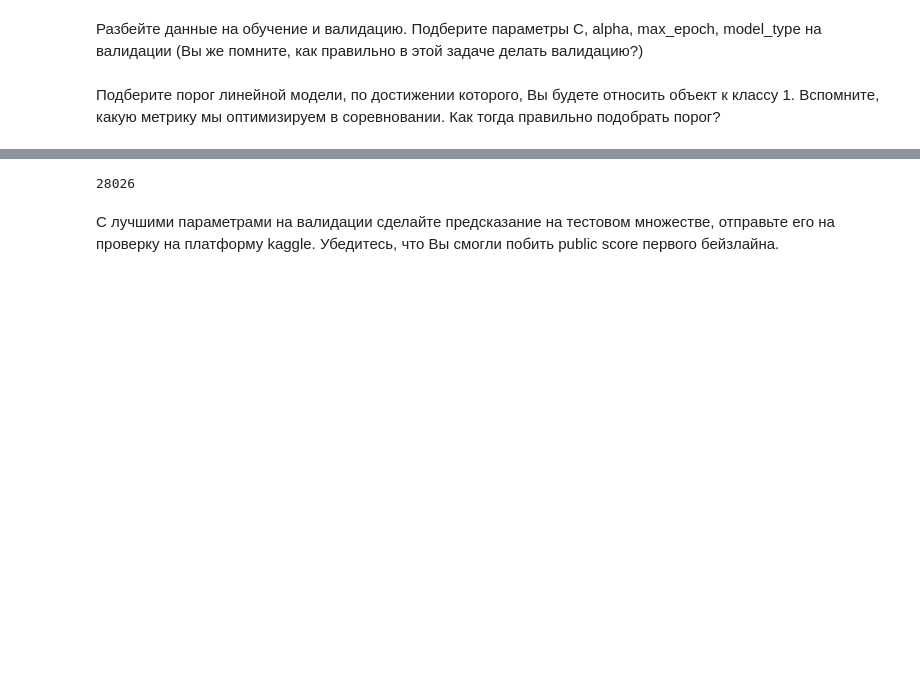
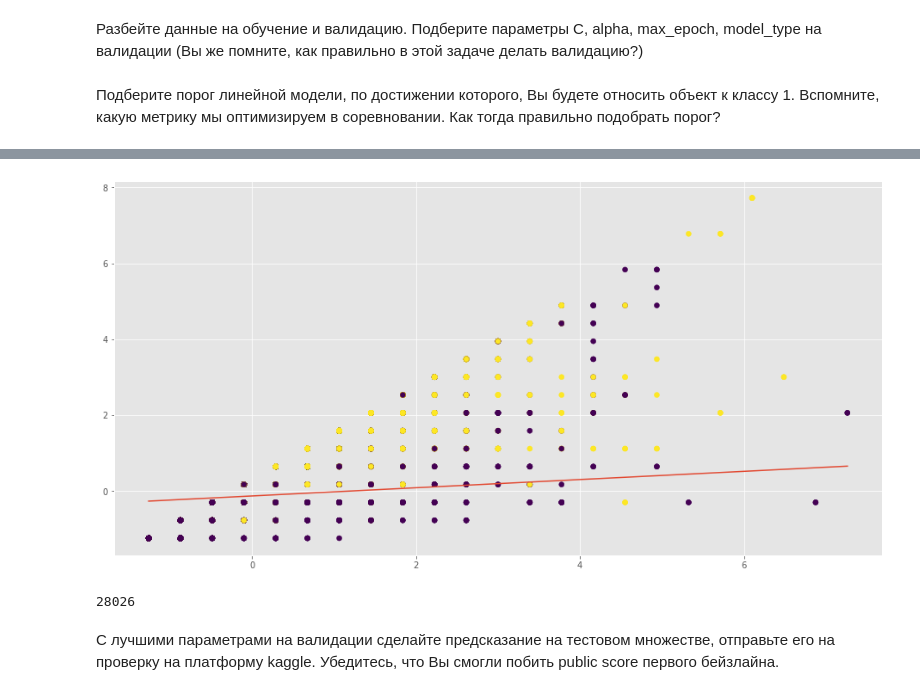
Before and after one commit to lomonoshka/TechnoSphere, a Jupyter notebook: First_semestr/Machine_learning/Homework/hw2/lomonosov_hw2.ipynb, the cells around one changed output, grey strips where cells are left out. Cells and saved outputs as stored; diff of their text form; code cells hidden in the pictures; blank space fills up the shorter version.

```diff
--- a/First_semestr/Machine_learning/Homework/hw2/lomonosov_hw2.ipynb
+++ b/First_semestr/Machine_learning/Homework/hw2/lomonosov_hw2.ipynb
@@ -724,3 +724,8 @@ max_score, threshold
+# %%
+plt.scatter(X[:, 0], X[:, 1], c=y)
+plot_decision_boundary(final_clf, X)
+# %% [output]
+[figure, added]
 # %%
 import pandas as pd
 doc_to_title = {}
```
Also changed, not shown: parts of 1 cell of this notebook, 44 other files.
